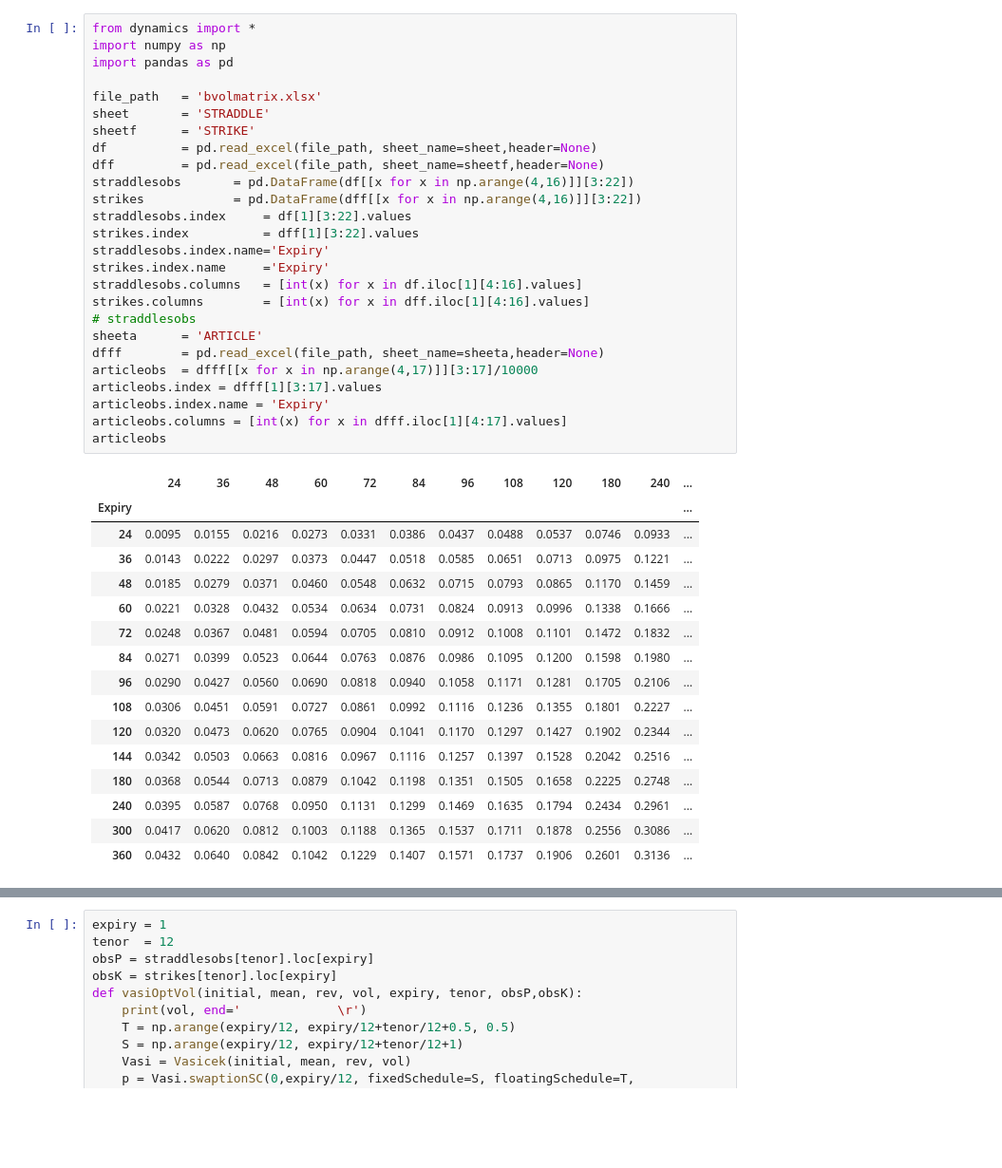
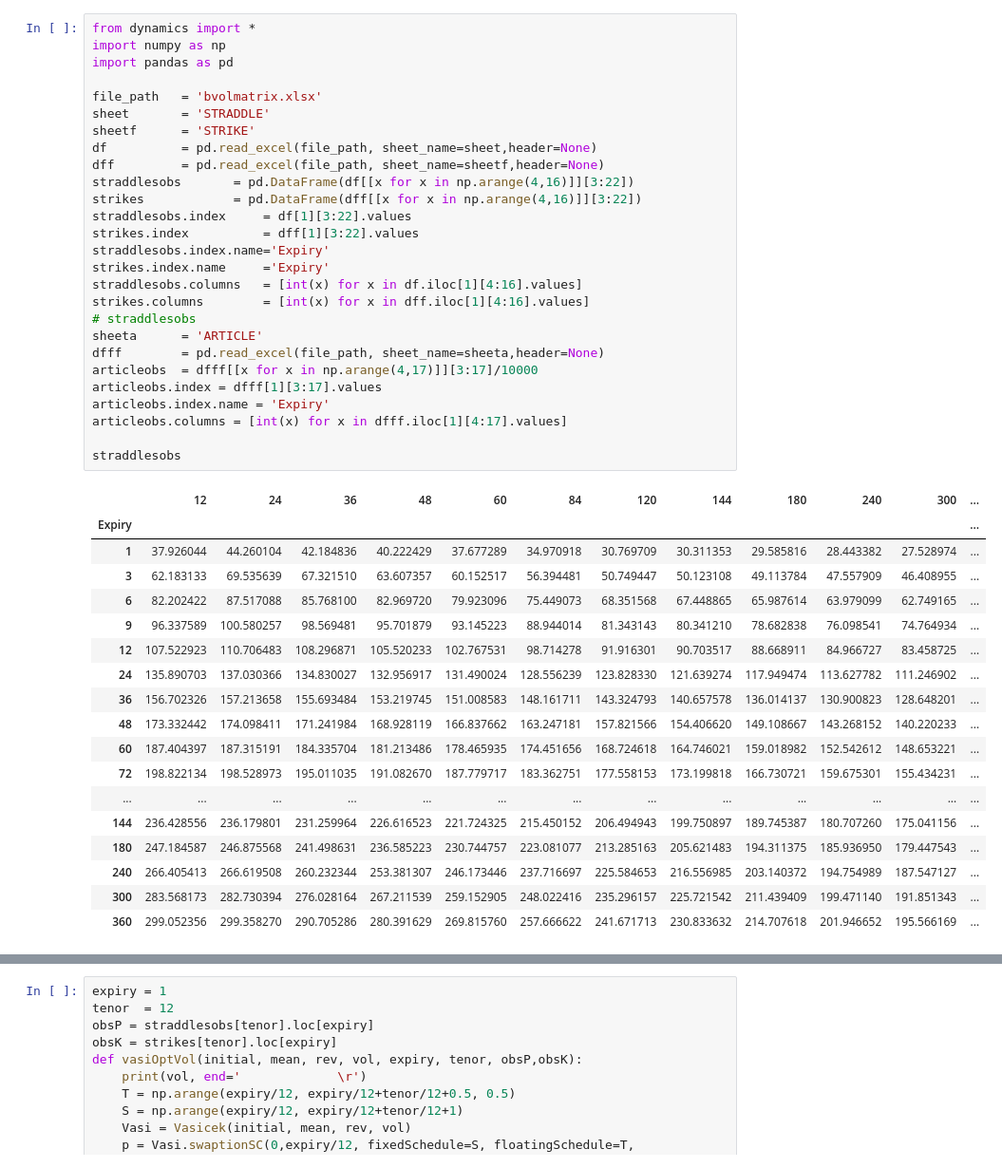
Before and after one commit to Eskild-afk/MasterThesis, a Jupyter notebook: FittingModelToATMswpt.ipynb, the cells around one changed output, grey strips where cells are left out. Shown at 95% size. Saved outputs shown, nothing was run; the diff lists cells and outputs as text; blank space fills up the shorter version.

```diff
--- a/FittingModelToATMswpt.ipynb
+++ b/FittingModelToATMswpt.ipynb
@@ -1,44 +1,47 @@
 # %%
 from dynamics import *
 import numpy as np
 import pandas as pd
 
 file_path   = 'bvolmatrix.xlsx'
 sheet       = 'STRADDLE'
 sheetf      = 'STRIKE'
 df          = pd.read_excel(file_path, sheet_name=sheet,header=None)
 dff         = pd.read_excel(file_path, sheet_name=sheetf,header=None)
 straddlesobs       = pd.DataFrame(df[[x for x in np.arange(4,16)]][3:22])
 strikes            = pd.DataFrame(dff[[x for x in np.arange(4,16)]][3:22])
 straddlesobs.index     = df[1][3:22].values
 strikes.index          = dff[1][3:22].values
 straddlesobs.index.name='Expiry'
 strikes.index.name     ='Expiry'
 straddlesobs.columns   = [int(x) for x in df.iloc[1][4:16].values]
 strikes.columns        = [int(x) for x in dff.iloc[1][4:16].values]
 # straddlesobs
 sheeta      = 'ARTICLE'
 dfff        = pd.read_excel(file_path, sheet_name=sheeta,header=None)
 articleobs  = dfff[[x for x in np.arange(4,17)]][3:17]/10000
 articleobs.index = dfff[1][3:17].values
 articleobs.index.name = 'Expiry'
 articleobs.columns = [int(x) for x in dfff.iloc[1][4:17].values]
-articleobs
+
+straddlesobs
 # %% [output]
-|  | 24 | 36 | 48 | 60 | 72 | 84 | 96 | 108 | 120 | 180 | 240 | ... |
+|  | 12 | 24 | 36 | 48 | 60 | 84 | 120 | 144 | 180 | 240 | 300 | ... |
 | Expiry |  |  |  |  |  |  |  |  |  |  |  | ... |
-| 24 | 0.0095 | 0.0155 | 0.0216 | 0.0273 | 0.0331 | 0.0386 | 0.0437 | 0.0488 | 0.0537 | 0.0746 | 0.0933 | ... |
-| 36 | 0.0143 | 0.0222 | 0.0297 | 0.0373 | 0.0447 | 0.0518 | 0.0585 | 0.0651 | 0.0713 | 0.0975 | 0.1221 | ... |
-| 48 | 0.0185 | 0.0279 | 0.0371 | 0.0460 | 0.0548 | 0.0632 | 0.0715 | 0.0793 | 0.0865 | 0.1170 | 0.1459 | ... |
-| 60 | 0.0221 | 0.0328 | 0.0432 | 0.0534 | 0.0634 | 0.0731 | 0.0824 | 0.0913 | 0.0996 | 0.1338 | 0.1666 | ... |
-| 72 | 0.0248 | 0.0367 | 0.0481 | 0.0594 | 0.0705 | 0.0810 | 0.0912 | 0.1008 | 0.1101 | 0.1472 | 0.1832 | ... |
-| 84 | 0.0271 | 0.0399 | 0.0523 | 0.0644 | 0.0763 | 0.0876 | 0.0986 | 0.1095 | 0.1200 | 0.1598 | 0.1980 | ... |
-| 96 | 0.0290 | 0.0427 | 0.0560 | 0.0690 | 0.0818 | 0.0940 | 0.1058 | 0.1171 | 0.1281 | 0.1705 | 0.2106 | ... |
-| 108 | 0.0306 | 0.0451 | 0.0591 | 0.0727 | 0.0861 | 0.0992 | 0.1116 | 0.1236 | 0.1355 | 0.1801 | 0.2227 | ... |
-| 120 | 0.0320 | 0.0473 | 0.0620 | 0.0765 | 0.0904 | 0.1041 | 0.1170 | 0.1297 | 0.1427 | 0.1902 | 0.2344 | ... |
-| 144 | 0.0342 | 0.0503 | 0.0663 | 0.0816 | 0.0967 | 0.1116 | 0.1257 | 0.1397 | 0.1528 | 0.2042 | 0.2516 | ... |
-| 180 | 0.0368 | 0.0544 | 0.0713 | 0.0879 | 0.1042 | 0.1198 | 0.1351 | 0.1505 | 0.1658 | 0.2225 | 0.2748 | ... |
-| 240 | 0.0395 | 0.0587 | 0.0768 | 0.0950 | 0.1131 | 0.1299 | 0.1469 | 0.1635 | 0.1794 | 0.2434 | 0.2961 | ... |
-| 300 | 0.0417 | 0.0620 | 0.0812 | 0.1003 | 0.1188 | 0.1365 | 0.1537 | 0.1711 | 0.1878 | 0.2556 | 0.3086 | ... |
-| 360 | 0.0432 | 0.0640 | 0.0842 | 0.1042 | 0.1229 | 0.1407 | 0.1571 | 0.1737 | 0.1906 | 0.2601 | 0.3136 | ... |
+| 1 | 37.926044 | 44.260104 | 42.184836 | 40.222429 | 37.677289 | 34.970918 | 30.769709 | 30.311353 | 29.585816 | 28.443382 | 27.528974 | ... |
+| 3 | 62.183133 | 69.535639 | 67.321510 | 63.607357 | 60.152517 | 56.394481 | 50.749447 | 50.123108 | 49.113784 | 47.557909 | 46.408955 | ... |
+| 6 | 82.202422 | 87.517088 | 85.768100 | 82.969720 | 79.923096 | 75.449073 | 68.351568 | 67.448865 | 65.987614 | 63.979099 | 62.749165 | ... |
+| 9 | 96.337589 | 100.580257 | 98.569481 | 95.701879 | 93.145223 | 88.944014 | 81.343143 | 80.341210 | 78.682838 | 76.098541 | 74.764934 | ... |
+| 12 | 107.522923 | 110.706483 | 108.296871 | 105.520233 | 102.767531 | 98.714278 | 91.916301 | 90.703517 | 88.668911 | 84.966727 | 83.458725 | ... |
+| 24 | 135.890703 | 137.030366 | 134.830027 | 132.956917 | 131.490024 | 128.556239 | 123.828330 | 121.639274 | 117.949474 | 113.627782 | 111.246902 | ... |
+| 36 | 156.702326 | 157.213658 | 155.693484 | 153.219745 | 151.008583 | 148.161711 | 143.324793 | 140.657578 | 136.014137 | 130.900823 | 128.648201 | ... |
+| 48 | 173.332442 | 174.098411 | 171.241984 | 168.928119 | 166.837662 | 163.247181 | 157.821566 | 154.406620 | 149.108667 | 143.268152 | 140.220233 | ... |
+| 60 | 187.404397 | 187.315191 | 184.335704 | 181.213486 | 178.465935 | 174.451656 | 168.724618 | 164.746021 | 159.018982 | 152.542612 | 148.653221 | ... |
+| 72 | 198.822134 | 198.528973 | 195.011035 | 191.082670 | 187.779717 | 183.362751 | 177.558153 | 173.199818 | 166.730721 | 159.675301 | 155.434231 | ... |
+| ... | ... | ... | ... | ... | ... | ... | ... | ... | ... | ... | ... | ... |
+| 144 | 236.428556 | 236.179801 | 231.259964 | 226.616523 | 221.724325 | 215.450152 | 206.494943 | 199.750897 | 189.745387 | 180.707260 | 175.041156 | ... |
+| 180 | 247.184587 | 246.875568 | 241.498631 | 236.585223 | 230.744757 | 223.081077 | 213.285163 | 205.621483 | 194.311375 | 185.936950 | 179.447543 | ... |
+| 240 | 266.405413 | 266.619508 | 260.232344 | 253.381307 | 246.173446 | 237.716697 | 225.584653 | 216.556985 | 203.140372 | 194.754989 | 187.547127 | ... |
+| 300 | 283.568173 | 282.730394 | 276.028164 | 267.211539 | 259.152905 | 248.022416 | 235.296157 | 225.721542 | 211.439409 | 199.471140 | 191.851343 | ... |
+| 360 | 299.052356 | 299.358270 | 290.705286 | 280.391629 | 269.815760 | 257.666622 | 241.671713 | 230.833632 | 214.707618 | 201.946652 | 195.566169 | ... |
 # %%
```
Also changed, not shown: parts of 12 cells of this notebook, 7 other files.
